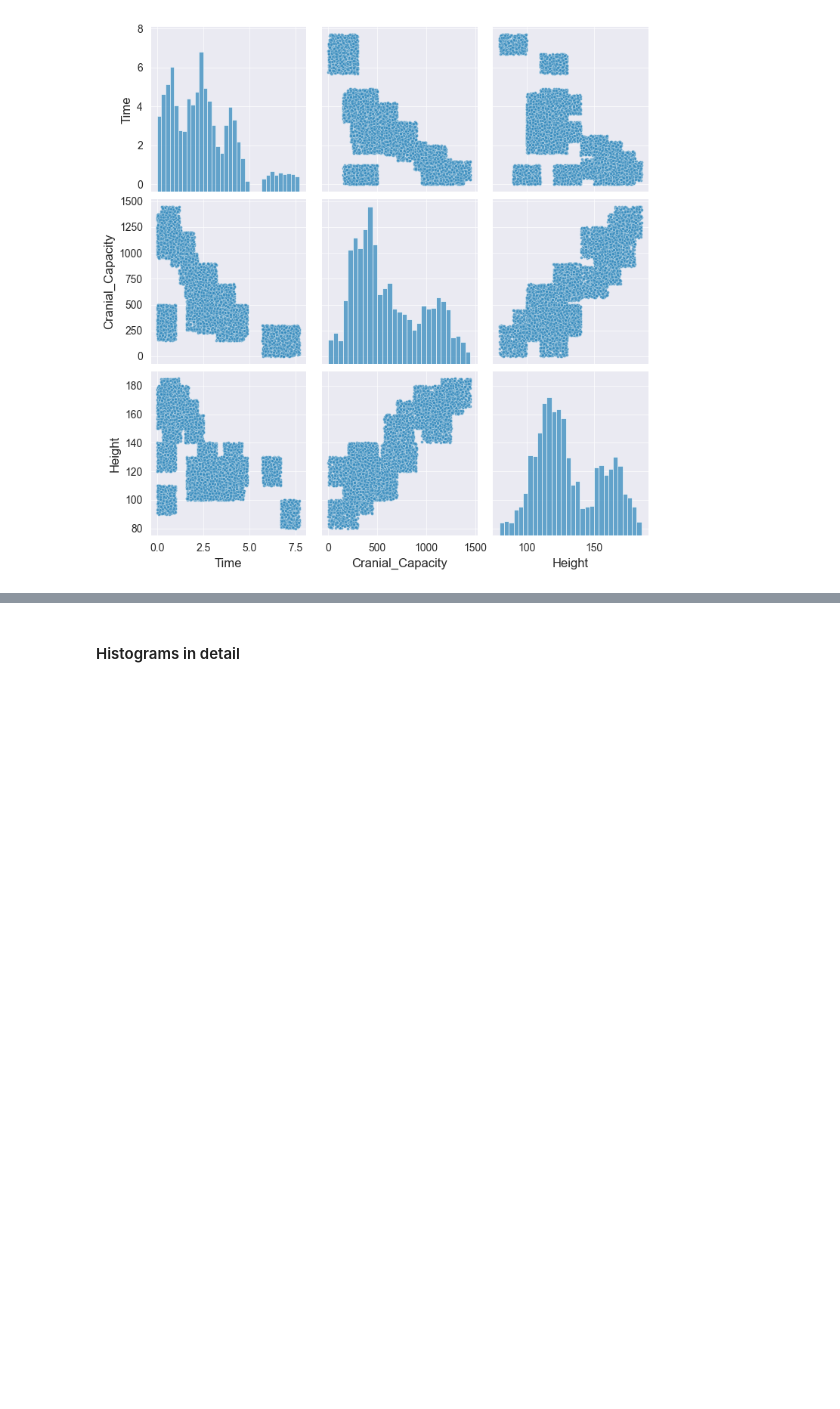
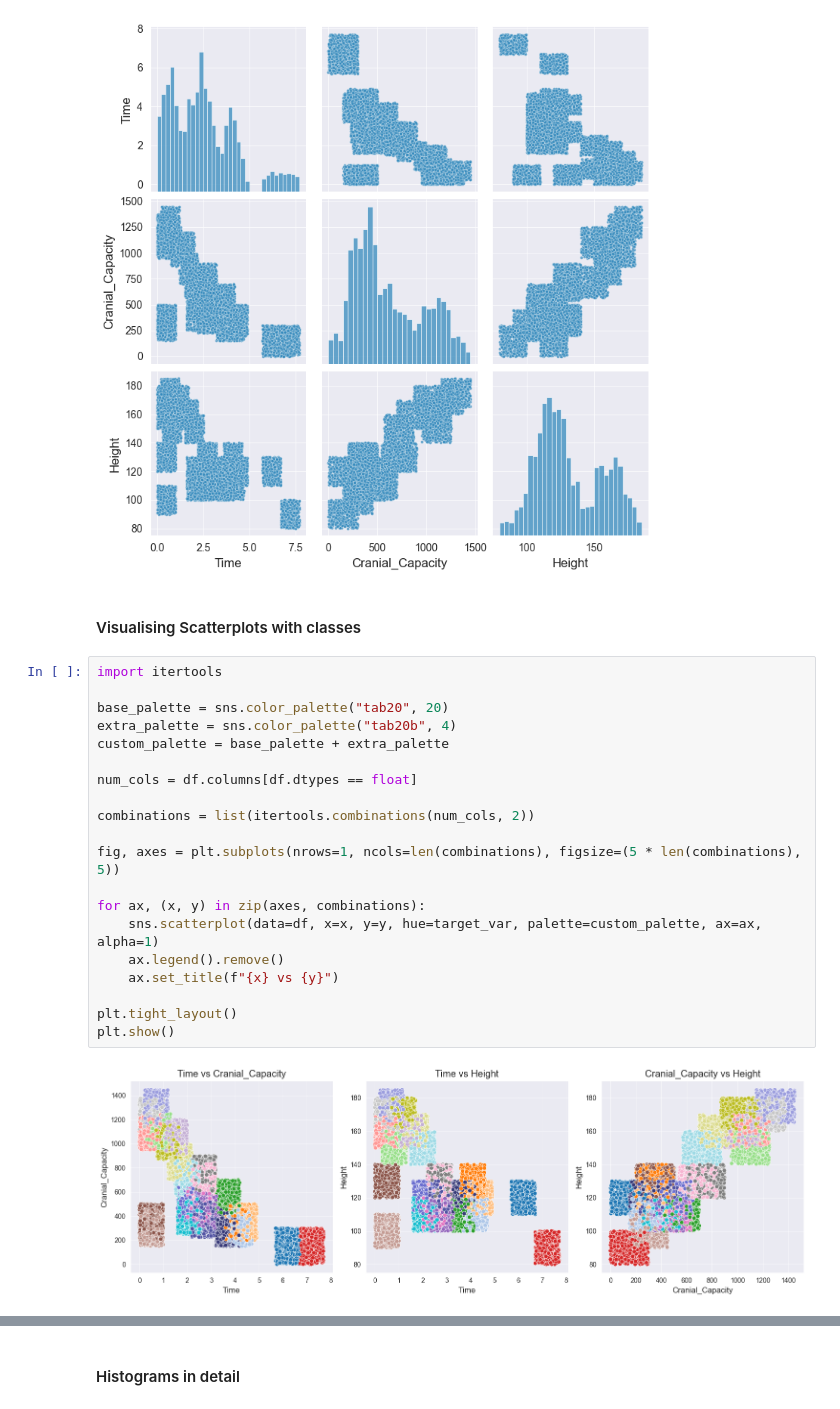
Before and after one commit to HernanRochon664/Proyectos-ML, a Jupyter notebook: HumanEvolution-Classification/HumanEvolution_CLF.ipynb, the cells around one changed output, grey strips where cells are left out. Saved outputs shown, nothing was run; the diff lists cells and outputs as text; blank space fills up the shorter version.

```diff
--- a/HumanEvolution-Classification/HumanEvolution_CLF.ipynb
+++ b/HumanEvolution-Classification/HumanEvolution_CLF.ipynb
@@ -148,3 +152,27 @@ sns.pairplot(df,
 # %% [output]
 <seaborn.axisgrid.PairGrid at 0x...>
 [figure]
+# %% [markdown]
+#### Visualising Scatterplots with classes
+# %%
+import itertools
+
+base_palette = sns.color_palette("tab20", 20)
+extra_palette = sns.color_palette("tab20b", 4)
+custom_palette = base_palette + extra_palette
+
+num_cols = df.columns[df.dtypes == float]
+
+combinations = list(itertools.combinations(num_cols, 2))
+
+fig, axes = plt.subplots(nrows=1, ncols=len(combinations), figsize=(5 * len(combinations), 5))
+
+for ax, (x, y) in zip(axes, combinations):
+    sns.scatterplot(data=df, x=x, y=y, hue=target_var, palette=custom_palette, ax=ax, alpha=1)
+    ax.legend().remove()
+    ax.set_title(f"{x} vs {y}")
+
+plt.tight_layout()
+plt.show()
+# %% [output]
+[figure, added]
```
Also changed, not shown: parts of 24 cells of this notebook.
